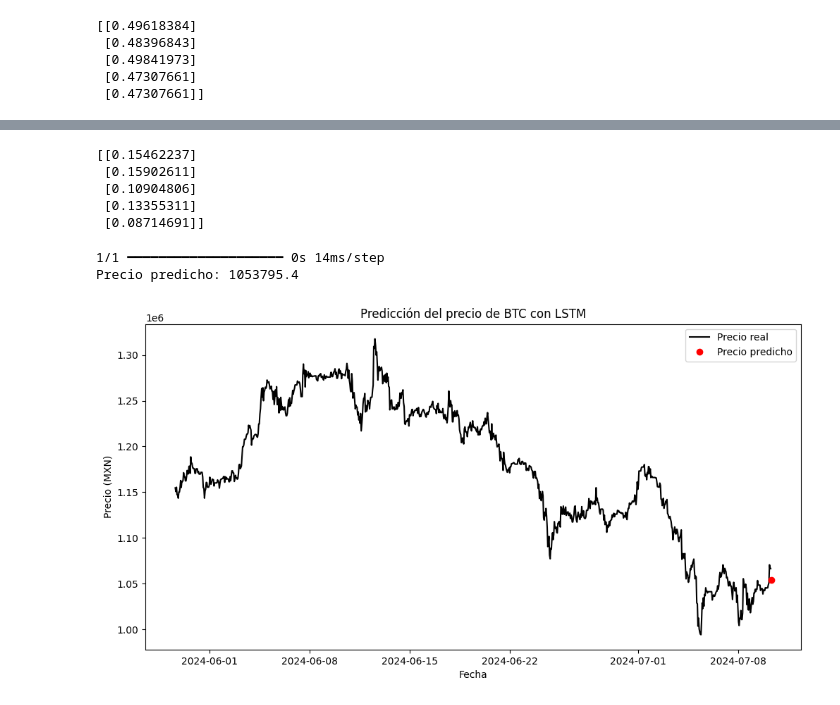
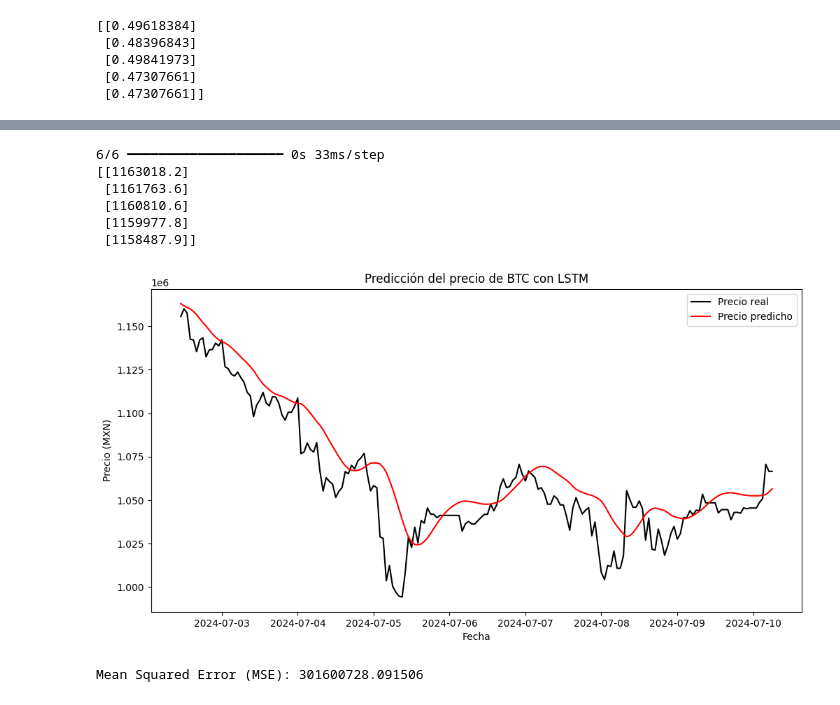
Before and after one commit to SAElizondoR/deep-learning-lab, a Jupyter notebook: act3/actividad3.ipynb, the cells around one changed output, grey strips where cells are left out. Drawn from its saved outputs; the diff is of its cells as text; code cells hidden in the pictures.

Commit message:
Obtención de métricas del modelo

```diff
--- a/act3/actividad3.ipynb
+++ b/act3/actividad3.ipynb
@@ -81,0 +82,5 @@ print(X[0][:5])
+# %%
+# Transformar en un formato compatible con el modelo LSTM
+X_train = np.reshape(X_train, (X_train.shape[0], X_train.shape[1], 1))
+X_test = np.reshape(X_test, (X_test.shape[0], X_test.shape[1], 1))
+print(X_train[0][:5])
@@ -82,7 +93,8 @@ print(X[0][:5])
 # %%
 # Construcción del modelo LSTM
 model = Sequential()
-model.add(Input(shape=(X.shape[1], 1)))
+model.add(Input(shape=(X_train.shape[1], 1)))
 model.add(LSTM(units=50, return_sequences=True))
 model.add(LSTM(units=50))
 model.add(Dense(units=1)) # Predicción de un solo valor
+model.compile(optimizer='adam', loss='mean_squared_error')
@@ -91,5 +101,5 @@ model.compile(optimizer='adam', loss='mean_squared_error')
 # %%
 # Entrenamiento del modelo
-model.fit(X, y, epochs=20, batch_size=32)
+model.fit(X_train, y_train, epochs=20, batch_size=32)
 # %% [output]
 Epoch 1/20
@@ -112,33 +122,31 @@ Epoch 20/20
 <keras.src.callbacks.history.History at 0x...>
-# %%
-# Preparación de los datos para la predicción
-test_data = df_scaled[-sequence_length:]
-X_test = np.array([test_data])
-X_test = np.reshape(X_test, (X_test.shape[0], X_test.shape[1], 1))
-print(X_test[0][:5])
-# %% [output]
-[[0.15462237]
- [0.15902611]
- [0.10904806]
- [0.13355311]
- [0.08714691]]
 # %%
-# Predicción
+# Predicción en el conjunto de prueba
 predicted_price = model.predict(X_test)
 predicted_price = scaler.inverse_transform(predicted_price)
-print("Precio predicho:", predicted_price[0][0])
+print(predicted_price[:5])
 # %% [output]
-1/1 ━━━━━━━━━━━━━━━━━━━━ 0s 14ms/step
-Precio predicho: 1053795.4
+6/6 ━━━━━━━━━━━━━━━━━━━━ 0s 33ms/step
+[[1163018.2]
+ [1161763.6]
+ [1160810.6]
+ [1159977.8]
+ [1158487.9]]
 # %%
-# Graficar el resultado
+# Graficar resultados
 plt.figure(figsize=(12, 6))
-plt.plot(df.index, df['close'], color='black', label='Precio real')
-plt.plot(df.index[-1] + pd.DateOffset(hours=1), predicted_price[0][0], 'ro', label="Precio predicho")
+plt.plot(df.index[train_size + sequence_length:], df['close'].values[train_size + sequence_length:], color = 'black', label='Precio real')
+plt.plot(df.index[train_size + sequence_length:], predicted_price, color='red', label='Precio predicho')
 plt.title("Predicción del precio de BTC con LSTM")
 plt.xlabel("Fecha")
 plt.ylabel("Precio (MXN)")
 plt.legend()
 plt.show()
 # %% [output]
-[figure, old version]
+[figure, new version]
+# %%
+# Evaluar el modelo utilizando MSE
+mse = mean_squared_error(df['close'].values[train_size + sequence_length:], predicted_price)
+print("Mean Squared Error (MSE):", mse)
+# %% [output]
+Mean Squared Error (MSE): 301600728.091506
```
Also changed, not shown: parts of 9 cells of this notebook.
